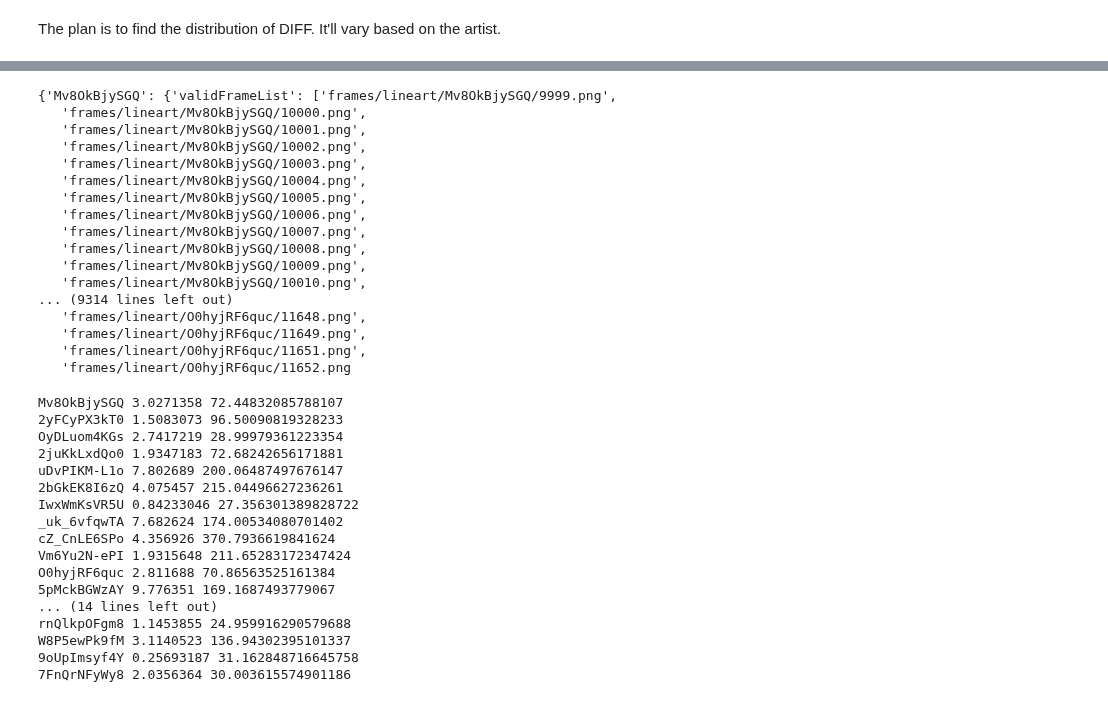
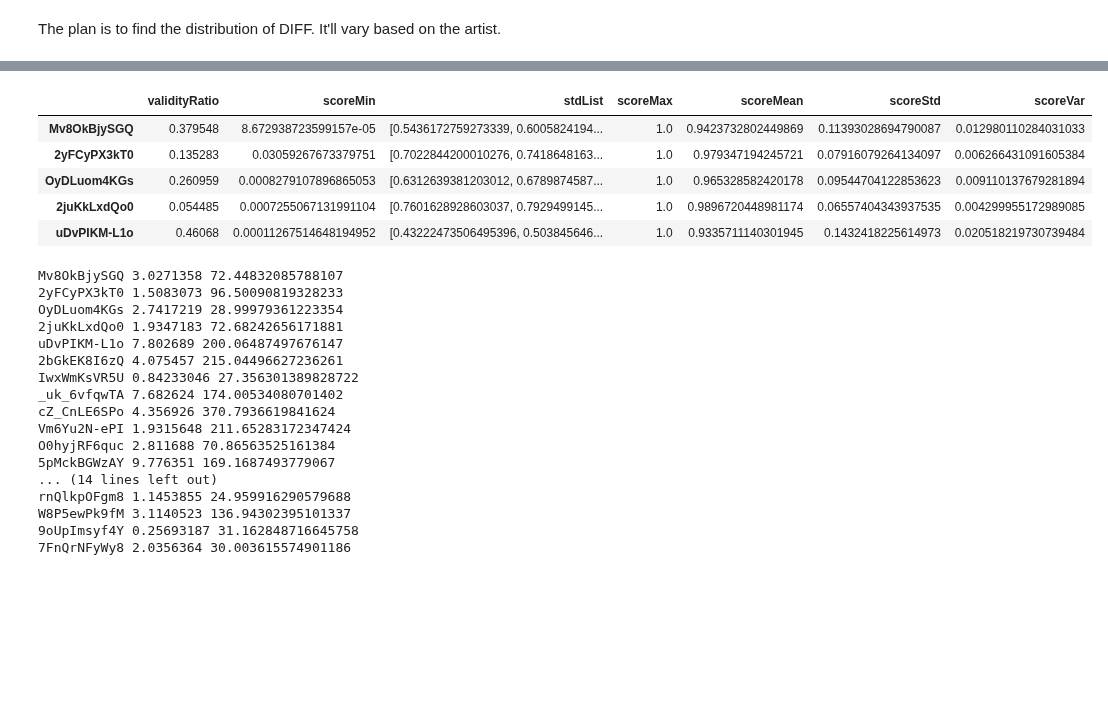
Before and after one commit to ojiwon-kenobi/youtuberChannels, a Jupyter notebook: animation_analysis/animation_analysis.ipynb, the cells around one changed output, grey strips where cells are left out. Cells and saved outputs as stored; diff of their text form; code cells hidden in the pictures; blank space fills up the shorter version.

```diff
--- a/animation_analysis/animation_analysis.ipynb
+++ b/animation_analysis/animation_analysis.ipynb
@@ -346,23 +322,15 @@ error: OpenCV(4.5.2) ../modules/imgproc/src/histogram.cpp:1293: error: (-215:Ass
 # %%
-with open('vidIdToFramesListAndStats.json', 'w') as output:
-    json.dump(dictOfVidIdToDiffMse, output)
+# with open('vidIdToFramesListAndStats.json', 'w') as output:
+#     json.dump(dictOfVidIdToDiffMse, output)
+with open('vidIdToFramesListAndStats.json') as input:
+    data = json.load(input)
 # %%
-dictOfVidIdToDiffMse
+df = pandas.DataFrame.from_dict(data).T
+df.head()
 # %% [output]
-{'Mv8OkBjySGQ': {'validFrameList': ['frames/lineart/Mv8OkBjySGQ/9999.png',
-   'frames/lineart/Mv8OkBjySGQ/10000.png',
-   'frames/lineart/Mv8OkBjySGQ/10001.png',
-   'frames/lineart/Mv8OkBjySGQ/10002.png',
-   'frames/lineart/Mv8OkBjySGQ/10003.png',
-   'frames/lineart/Mv8OkBjySGQ/10004.png',
-   'frames/lineart/Mv8OkBjySGQ/10005.png',
-   'frames/lineart/Mv8OkBjySGQ/10006.png',
-   'frames/lineart/Mv8OkBjySGQ/10007.png',
-   'frames/lineart/Mv8OkBjySGQ/10008.png',
-   'frames/lineart/Mv8OkBjySGQ/10009.png',
-   'frames/lineart/Mv8OkBjySGQ/10010.png',
-... (9314 lines left out)
-   'frames/lineart/O0hyjRF6quc/11648.png',
-   'frames/lineart/O0hyjRF6quc/11649.png',
-   'frames/lineart/O0hyjRF6quc/11651.png',
-   'frames/lineart/O0hyjRF6quc/11652.png
+|  | validityRatio | scoreMin | stdList | scoreMax | scoreMean | scoreStd | scoreVar |
+| Mv8OkBjySGQ | 0.379548 | 8.672938723599157e-05 | [0.5436172759273339, 0.6005824194... | 1.0 | 0.9423732802449869 | 0.11393028694790087 | 0.012980110284031033 |
+| 2yFCyPX3kT0 | 0.135283 | 0.03059267673379751 | [0.7022844200010276, 0.7418648163... | 1.0 | 0.979347194245721 | 0.07916079264134097 | 0.006266431091605384 |
+| OyDLuom4KGs | 0.260959 | 0.0008279107896865053 | [0.6312639381203012, 0.6789874587... | 1.0 | 0.965328582420178 | 0.09544704122853623 | 0.009110137679281894 |
+| 2juKkLxdQo0 | 0.054485 | 0.0007255067131991104 | [0.7601628928603037, 0.7929499145... | 1.0 | 0.9896720448981174 | 0.06557404343937535 | 0.004299955172989085 |
+| uDvPIKM-L1o | 0.46068 | 0.00011267514648194952 | [0.43222473506495396, 0.503845646... | 1.0 | 0.9335711140301945 | 0.1432418225614973 | 0.020518219730739484 |
```
Also changed, not shown: parts of 9 cells of this notebook, 2 other files.
